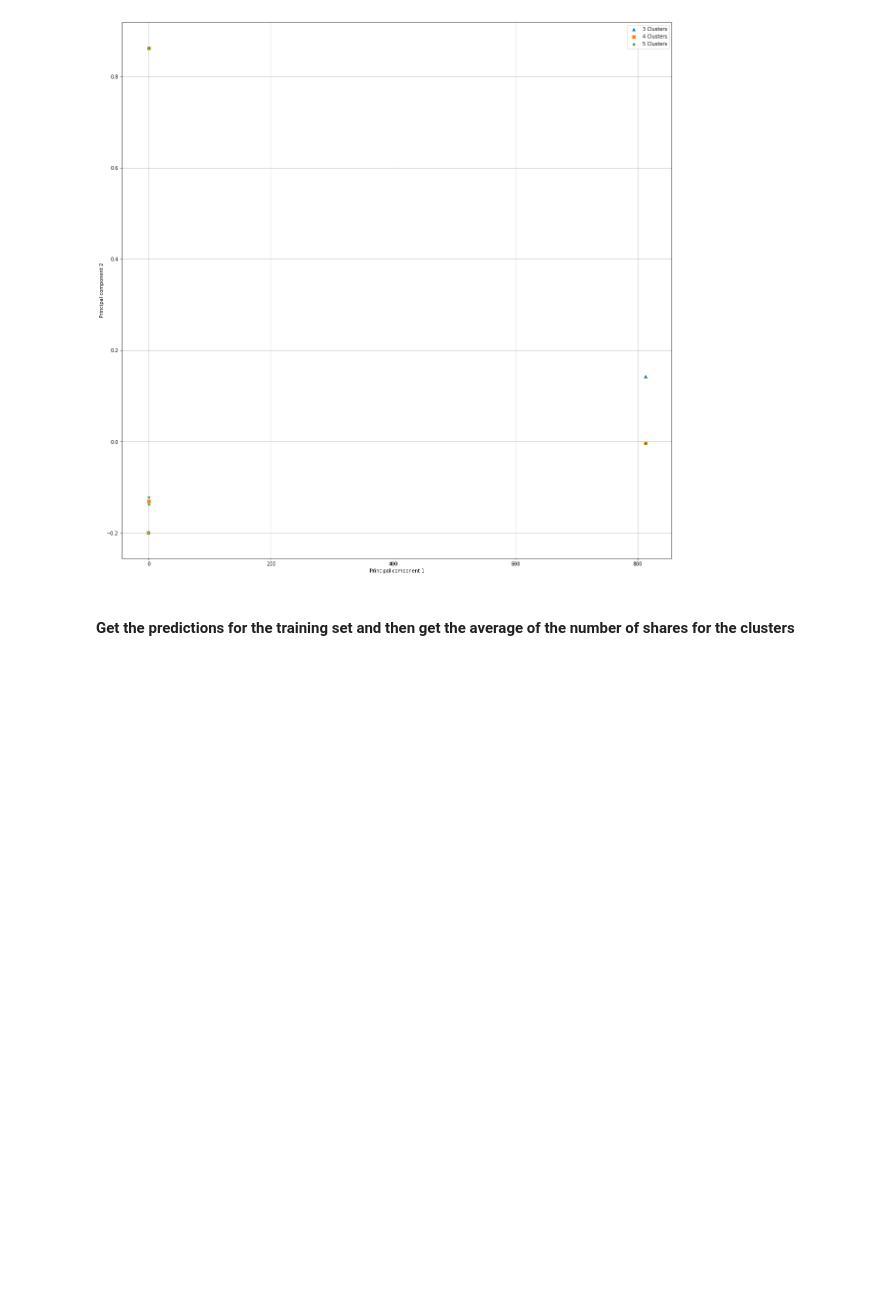
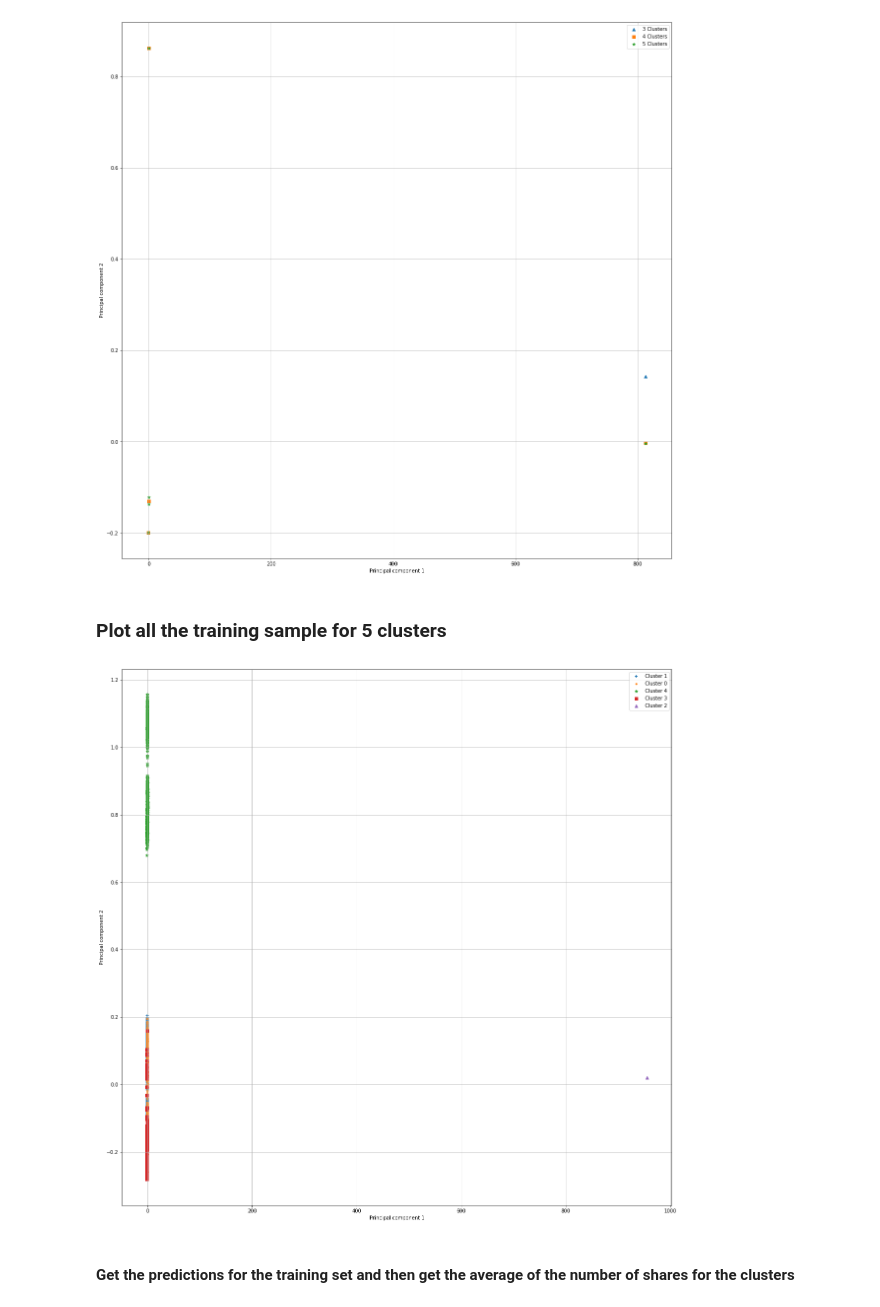
Before and after one commit to ace-racer/KE5206NN, a Jupyter notebook: regression/OnlineNewsPopularity.ipynb, the cells around one changed output. Drawn from its saved outputs; the diff is of its cells as text; code cells hidden in the pictures; blank space fills up the shorter version.

Commit message:
Add code to generate scatter plot for all clustered data

```diff
--- a/regression/OnlineNewsPopularity.ipynb
+++ b/regression/OnlineNewsPopularity.ipynb
@@ -428,6 +432,32 @@ ax.grid(True)
 4
 5
 [figure]
+# %% [markdown]
+### Plot all the training sample for 5 clusters
+# %%
+pca_training_predictions = sofms[2].predict(pca_X)
+cluster_points = {}
+for idx, prediction in enumerate(pca_training_predictions):
+    predicted_label = np.argmax(prediction)
+    if cluster_points.get(predicted_label):
+        cluster_points[predicted_label].append((pca_X[idx][0], pca_X[idx][1]))
+    else:
+        cluster_points[predicted_label] = [(pca_X[idx][0], pca_X[idx][1])]
+
+#print(cluster_points)
+#ax.scatter(get_values_from_column(pca_X, 0), get_values_from_column(pca_X, 1))
+markers = [".", "+", "^", "s", "*"]
+fig, ax = plt.subplots()
+for cluster_label in cluster_points:
+    ax.scatter(get_values_from_column(cluster_points[cluster_label], 0), get_values_from_column(cluster_points[cluster_label], 1), marker=markers[int(cluster_label)], label = "Cluster " + str(cluster_label))
+
+
+plt.xlabel("Principal component 1")
+plt.ylabel("Principal component 2")
+ax.legend()
+ax.grid(True)
+# %% [output]
+[figure, added]
 # %% [markdown]
 #### Get the predictions for the training set and then get the average of the number of shares for the clusters
 # %%
```
Also changed, not shown: parts of 2 cells of this notebook.
